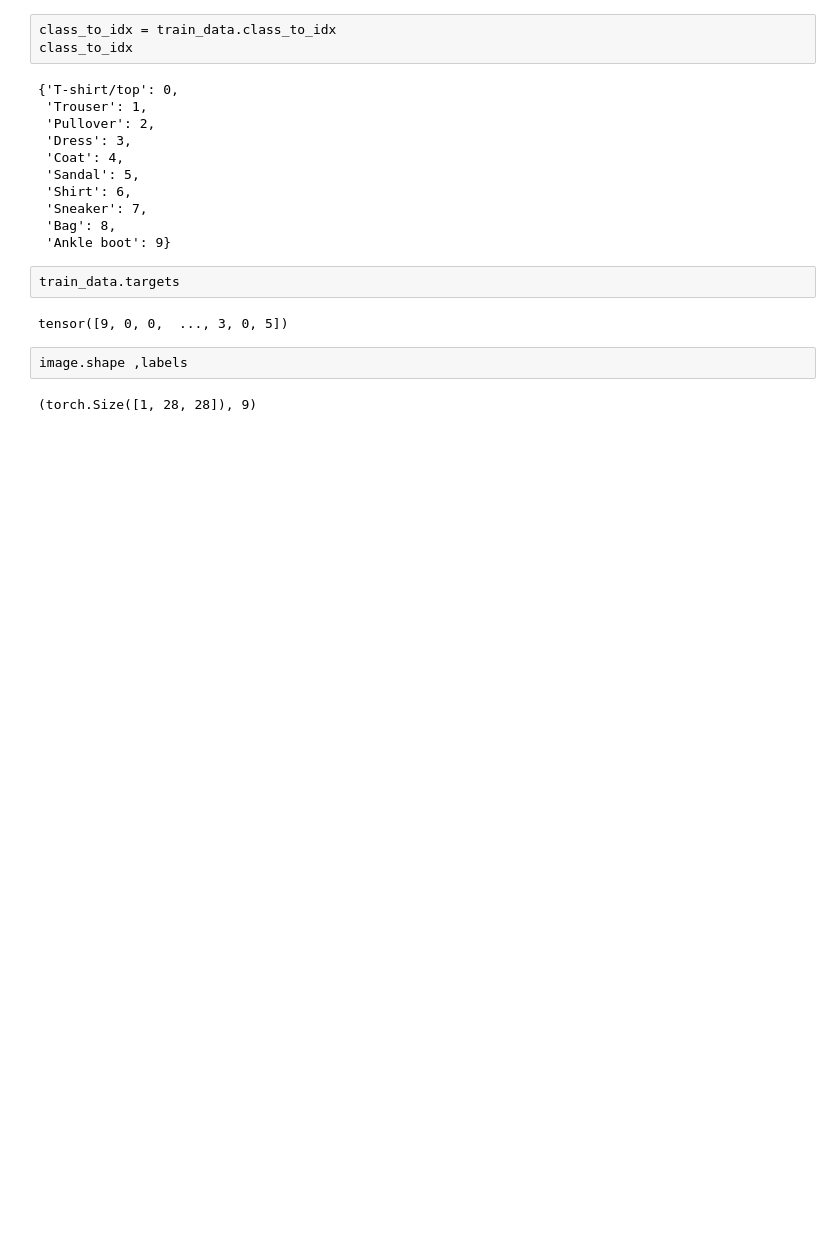
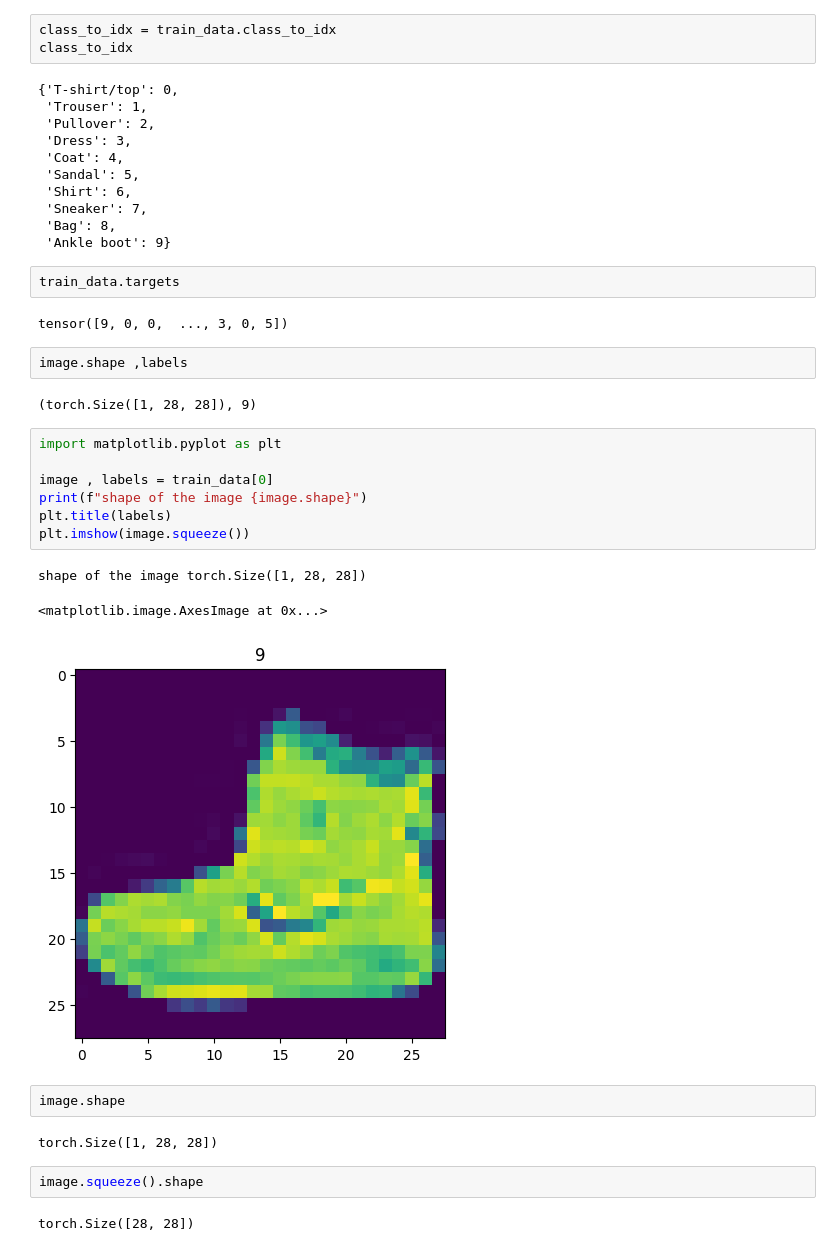
Before and after one commit to Imran1hp/Deep-Learning-, a Jupyter notebook: PyTorch_Computer_vision.ipynb, the cells around one changed output. Saved outputs shown, nothing was run; the diff lists cells and outputs as text; blank space fills up the shorter version.

Commit message:
visualizetion use matplotlib

```diff
--- a/PyTorch_Computer_vision.ipynb
+++ b/PyTorch_Computer_vision.ipynb
@@ -94,3 +94,22 @@ tensor([9, 0, 0,  ..., 3, 0, 5])
 image.shape ,labels
 # %% [output]
 (torch.Size([1, 28, 28]), 9)
+# %%
+import matplotlib.pyplot as plt
+
+image , labels = train_data[0]
+print(f"shape of the image {image.shape}")
+plt.title(labels)
+plt.imshow(image.squeeze())
+# %% [output]
+shape of the image torch.Size([1, 28, 28])
+<matplotlib.image.AxesImage at 0x...>
+[figure, added]
+# %%
+image.shape
+# %% [output]
+torch.Size([1, 28, 28])
+# %%
+image.squeeze().shape
+# %% [output]
+torch.Size([28, 28])
```
Also changed, not shown: parts of 2 cells of this notebook.
